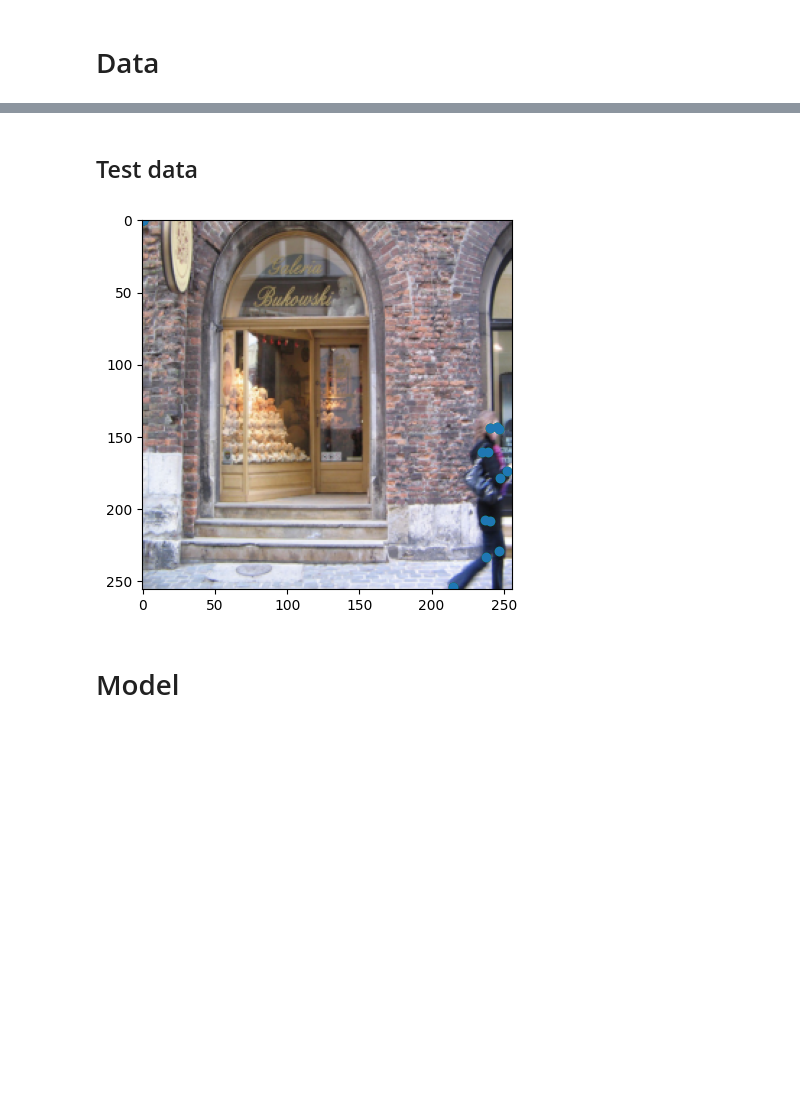
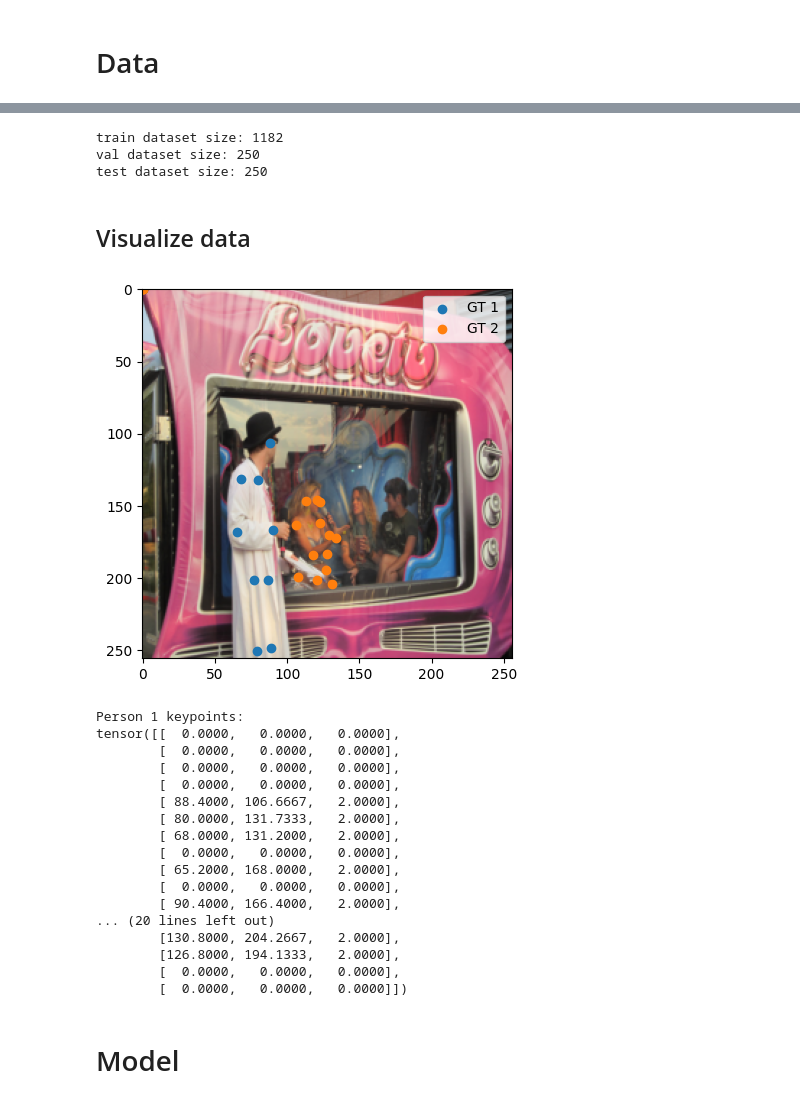
Before and after one commit to MaciejDengusiak/NN-Project, a Jupyter notebook: keypoints.ipynb, the cells around one changed output, grey strips where cells are left out. Cells and saved outputs as stored; diff of their text form; code cells hidden in the pictures; blank space fills up the shorter version.

Commit message:
Fix keypoint detection for multiple people

```diff
--- a/keypoints.ipynb
+++ b/keypoints.ipynb
@@ -128,45 +133,71 @@ test_dataset = torch.utils.data.Subset(test_dataset, range(subset_len_test))
 train_loader = DataLoader(train_dataset, batch_size=8, shuffle=True, collate_fn=coco_collate_fn)
 val_loader = DataLoader(val_dataset, batch_size=8, shuffle=False, collate_fn=coco_collate_fn)
 test_loader = DataLoader(test_dataset, batch_size=8, shuffle=False, collate_fn=coco_collate_fn)
+# %%
+print("train dataset size:", len(train_dataset))
+print("val dataset size:", len(val_dataset))
+print("test dataset size:", len(test_dataset))
+# %% [output]
+train dataset size: 1182
+val dataset size: 250
+test dataset size: 250
 # %% [markdown]
-## Test data
+## Visualize data
 # %%
-from itertools import cycle
-
-def visualize_prediction(img_tensor, keypoints_list, pred_keypoints_list=None):
+def visualize_prediction(img_tensor, keypoints_tensor):
     img = img_tensor.permute(1, 2, 0).cpu().numpy()
     plt.imshow(img)
-
-    for kp in keypoints_list:
-        kp = kp.view(-1, 2).cpu().numpy()
-        plt.scatter(kp[:, 0], kp[:, 1], c='g', label='GT')
-
-    if pred_keypoints_list is not None:
-        if isinstance(pred_keypoints_list, torch.Tensor):
-            pred_keypoints_list = [pred_keypoints_list]
-        for pk in pred_keypoints_list:
-            pk = pk.view(-1, 2).cpu().numpy()
-            plt.scatter(pk[:, 0], pk[:, 1], c='r', marker='x', label='Pred')
-
-    # Plot each set of keypoints (each human) in a different color
     colors = cycle(plt.cm.tab10.colors)
-    for i, kp in enumerate(keypoints_list):
-        kp = kp.view(-1, 2).cpu().numpy()
+    # Plot GT keypoints for all persons
+    for i, kp in enumerate(keypoints_tensor):
+        kp = kp.cpu().numpy()
+        if np.all(kp == 0):
+            continue
         color = next(colors)
         plt.scatter(kp[:, 0], kp[:, 1], color=color, label=f'GT {i+1}')
-
+    plt.legend()
     plt.show()
 # %%
 imgs, targets = next(iter(test_loader))
+
+if 'test_iter' not in globals():
+    test_iter = iter(test_loader)
+try:
+    imgs, targets = next(test_iter)
+except StopIteration:
+    test_iter = iter(test_loader)
+    imgs, targets = next(test_iter)
+
 imgs = imgs.to(device)
 
-# Pick a random index from the batch
+
 idx = random.randint(0, imgs.shape[0] - 1)
 img = imgs[idx].cpu()
-gt_kpts = targets[idx]
+keypoints = targets[idx]  # (MAX_PERSONS, 17, 3)
 
-visualize_prediction(img, gt_kpts)
+visualize_prediction(img, keypoints)
+
+
+for i, kp in enumerate(keypoints):
+    print(f"Person {i+1} keypoints:\n{kp}")
 # %% [output]
-[figure, old version]
+[figure, new version]
+Person 1 keypoints:
+tensor([[  0.0000,   0.0000,   0.0000],
+        [  0.0000,   0.0000,   0.0000],
+        [  0.0000,   0.0000,   0.0000],
+        [  0.0000,   0.0000,   0.0000],
+        [ 88.4000, 106.6667,   2.0000],
+        [ 80.0000, 131.7333,   2.0000],
+        [ 68.0000, 131.2000,   2.0000],
+        [  0.0000,   0.0000,   0.0000],
+        [ 65.2000, 168.0000,   2.0000],
+        [  0.0000,   0.0000,   0.0000],
+        [ 90.4000, 166.4000,   2.0000],
+... (20 lines left out)
+        [130.8000, 204.2667,   2.0000],
+        [126.8000, 194.1333,   2.0000],
+        [  0.0000,   0.0000,   0.0000],
+        [  0.0000,   0.0000,   0.0000]])
 # %% [markdown]
 # Model
```
Also changed, not shown: parts of 19 cells of this notebook.
